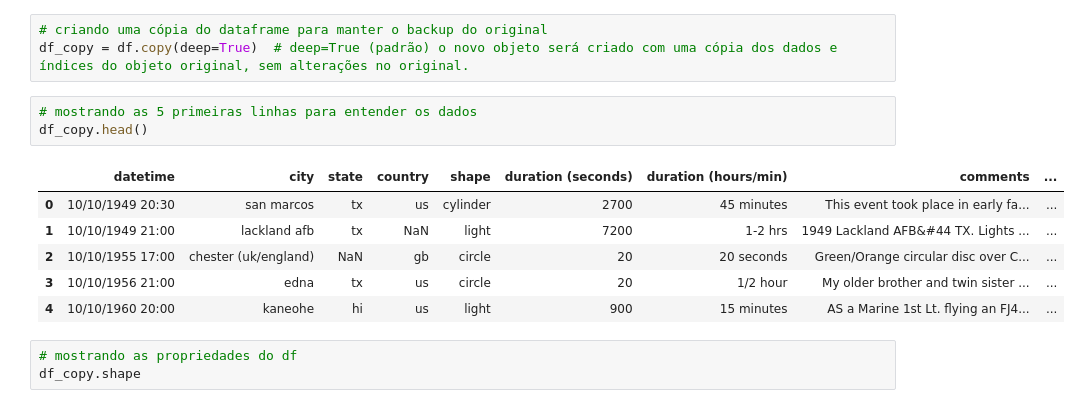
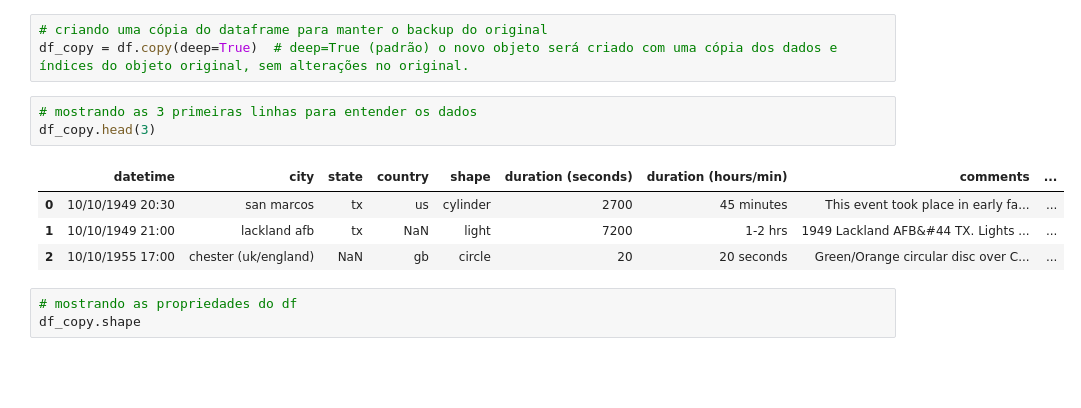
Before and after one commit to leandroautocontrole/Projeto1_ldl_LPAA, a Jupyter notebook: Projeto1_ldl_LPAA.ipynb, the cells around one changed output. Drawn from its saved outputs; the diff is of its cells as text; blank space fills up the shorter version.

```diff
--- a/Projeto1_ldl_LPAA.ipynb
+++ b/Projeto1_ldl_LPAA.ipynb
@@ -15,15 +15,13 @@ df = pd.read_csv("scrubbed.csv", sep=",", on_bad_lines='skip', low_memory=False)
 # criando uma cópia do dataframe para manter o backup do original
 df_copy = df.copy(deep=True)  # deep=True (padrão) o novo objeto será criado com uma cópia dos dados e índices do objeto original, sem alterações no original.
 # %%
-# mostrando as 5 primeiras linhas para entender os dados
-df_copy.head()
+# mostrando as 3 primeiras linhas para entender os dados
+df_copy.head(3)
 # %% [output]
 |  | datetime | city | state | country | shape | duration (seconds) | duration (hours/min) | comments | ... |
 | 0 | 10/10/1949 20:30 | san marcos | tx | us | cylinder | 2700 | 45 minutes | This event took place in early fa... | ... |
 | 1 | 10/10/1949 21:00 | lackland afb | tx | NaN | light | 7200 | 1-2 hrs | 1949 Lackland AFB&#44 TX. Lights ... | ... |
 | 2 | 10/10/1955 17:00 | chester (uk/england) | NaN | gb | circle | 20 | 20 seconds | Green/Orange circular disc over C... | ... |
-| 3 | 10/10/1956 21:00 | edna | tx | us | circle | 20 | 1/2 hour | My older brother and twin sister ... | ... |
-| 4 | 10/10/1960 20:00 | kaneohe | hi | us | light | 900 | 15 minutes | AS a Marine 1st Lt. flying an FJ4... | ... |
 # %%
 # mostrando as propriedades do df
 df_copy.shape
```
Also changed, not shown: parts of 22 cells of this notebook, 1 other file.
